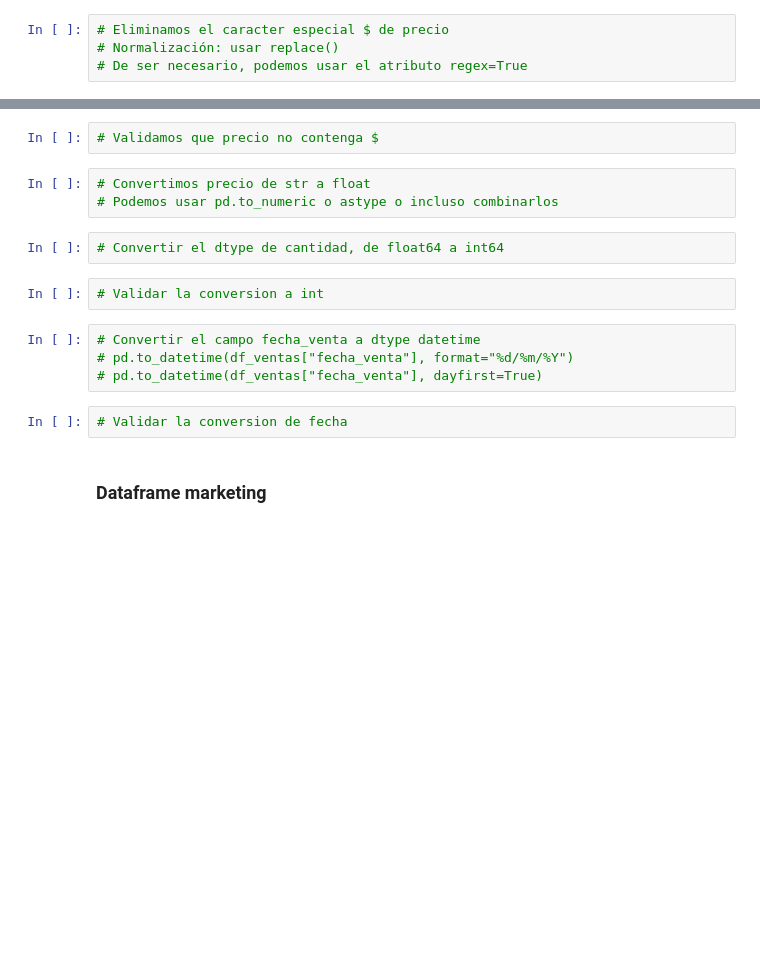
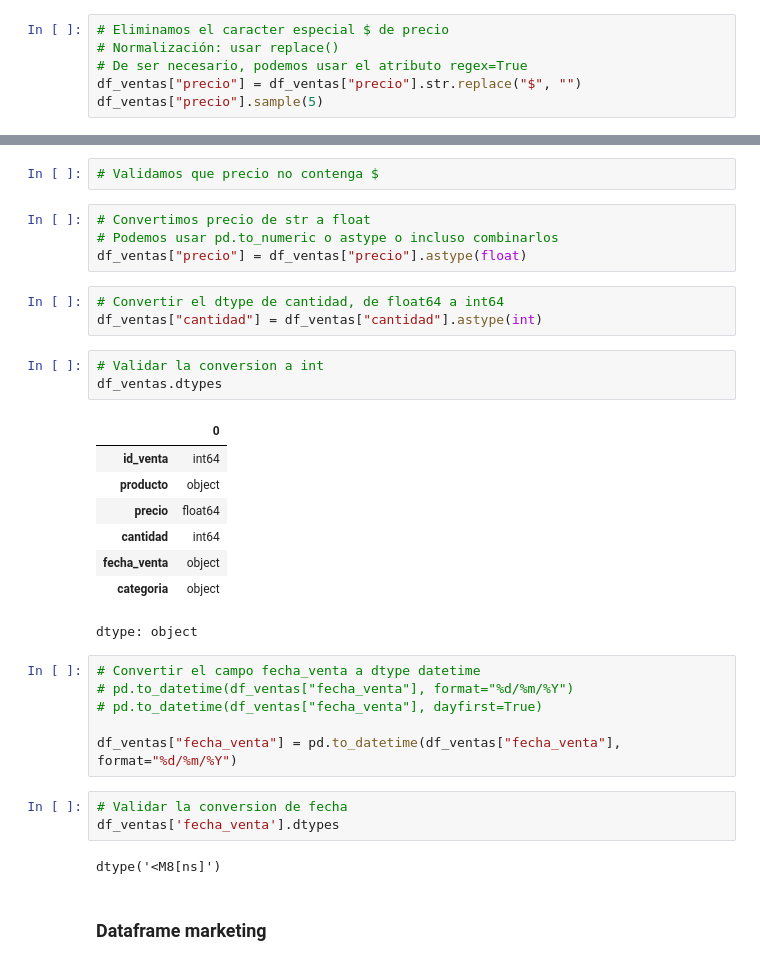
Before and after one commit to GermanStanzione/TT-2C2025-Data-Analitycs-Notebooks, a Jupyter notebook: PreEntrega/Mia/Pre-entrega.ipynb, the cells around one changed output, grey strips where cells are left out. Saved outputs shown, nothing was run; the diff lists cells and outputs as text; blank space fills up the shorter version.

```diff
--- a/PreEntrega/Mia/Pre-entrega.ipynb
+++ b/PreEntrega/Mia/Pre-entrega.ipynb
@@ -142,3 +250,5 @@ Actividad 1 - Limpiar el conjunto de datos eliminando duplicados y caracteres no
 # Eliminamos el caracter especial $ de precio
 # Normalización: usar replace()
 # De ser necesario, podemos usar el atributo regex=True
+df_ventas["precio"] = df_ventas["precio"].str.replace("$", "")
+df_ventas["precio"].sample(5)
@@ -147,16 +265,33 @@ Actividad 1 - Limpiar el conjunto de datos eliminando duplicados y caracteres no
 # %%
 # Convertimos precio de str a float
 # Podemos usar pd.to_numeric o astype o incluso combinarlos
+df_ventas["precio"] = df_ventas["precio"].astype(float)
 # %%
 # Convertir el dtype de cantidad, de float64 a int64
+df_ventas["cantidad"] = df_ventas["cantidad"].astype(int)
 # %%
 # Validar la conversion a int
+df_ventas.dtypes
+# %% [output]
+|  | 0 |
+| id_venta | int64 |
+| producto | object |
+| precio | float64 |
+| cantidad | int64 |
+| fecha_venta | object |
+| categoria | object |
+dtype: object
 # %%
 # Convertir el campo fecha_venta a dtype datetime
 # pd.to_datetime(df_ventas["fecha_venta"], format="%d/%m/%Y")
 # pd.to_datetime(df_ventas["fecha_venta"], dayfirst=True)
+
+df_ventas["fecha_venta"] = pd.to_datetime(df_ventas["fecha_venta"], format="%d/%m/%Y")
 # %%
 # Validar la conversion de fecha
+df_ventas['fecha_venta'].dtypes
+# %% [output]
+dtype('<M8[ns]')
 # %% [markdown]
 ### Dataframe marketing
 # %% [markdown]
```
Also changed, not shown: parts of 19 cells of this notebook.
